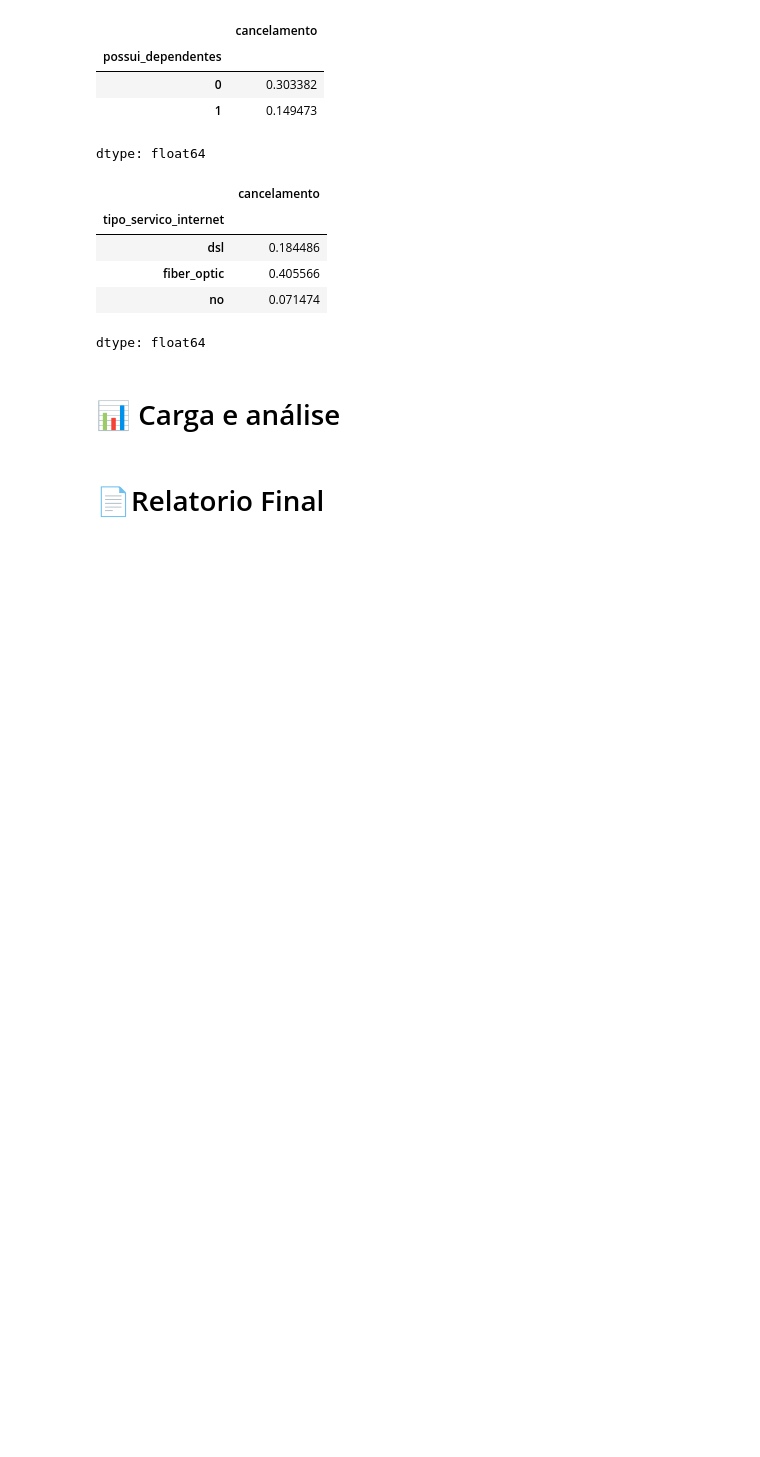
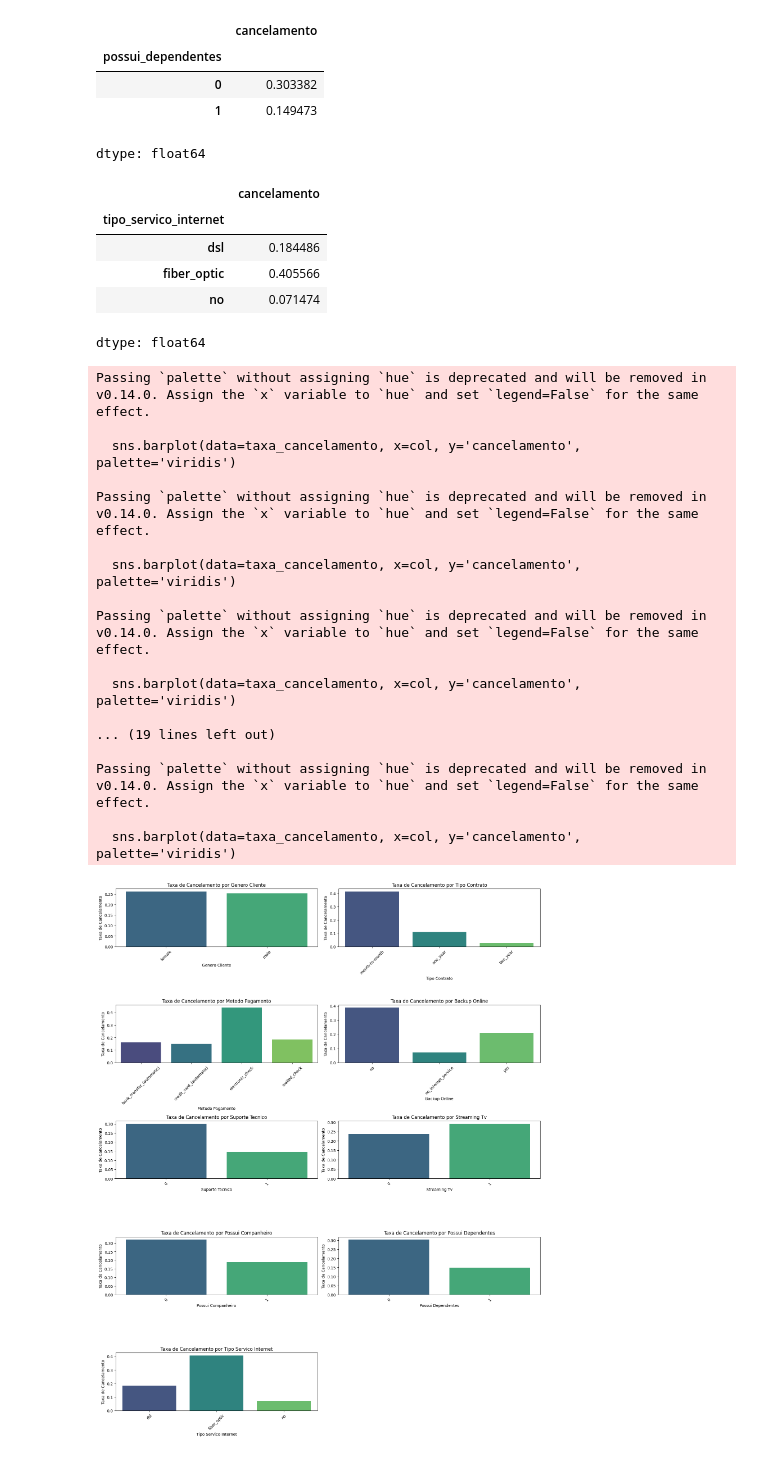
Before and after one commit to Tayara32/Challenge-TelecomX, a Jupyter notebook: ChallengeTelecomX.ipynb, the cells around one changed output. Drawn from its saved outputs; the diff is of its cells as text; code cells hidden in the pictures; blank space fills up the shorter version.

```diff
--- a/ChallengeTelecomX.ipynb
+++ b/ChallengeTelecomX.ipynb
@@ -380,7 +382,54 @@ df_normalizado.groupby('tipo_servico_internet')['cancelamento'].mean()
 | fiber_optic | 0.405566 |
 | no | 0.071474 |
 dtype: float64
-# %% [markdown]
-# 📊 Carga e análise
-# %% [markdown]
-# 📄Relatorio Final
+# %%
+# Lista das colunas categóricas para análise
+variaveis_categoricas = [
+    'genero_cliente',
+    'tipo_contrato',
+    'metodo_pagamento',
+    'backup_online',
+    'suporte_tecnico',
+    'streaming_tv',
+    'possui_companheiro',
+    'possui_dependentes',
+    'tipo_servico_internet'
+]
+
+# Tamanho do grid de plots
+n_linhas = (len(variaveis_categoricas) + 1) // 2
+
+# Define tamanho da figura
+plt.figure(figsize=(16, 4 * n_linhas))
+
+# Loop para criar os gráficos
+for i, col in enumerate(variaveis_categoricas, 1):
+    plt.subplot(n_linhas, 2, i)
+    taxa_cancelamento = df_normalizado.groupby(col)['cancelamento'].mean().reset_index()
+    sns.barplot(data=taxa_cancelamento, x=col, y='cancelamento', palette='viridis')
+    plt.title(f'Taxa de Cancelamento por {col.replace("_", " ").title()}', fontsize=12)
+    plt.ylabel('Taxa de Cancelamento')
+    plt.xlabel(col.replace("_", " ").title())
+    plt.xticks(rotation=45)
+
+plt.tight_layout()
+plt.show()
+# %% [output]
+Passing `palette` without assigning `hue` is deprecated and will be removed in v0.14.0. Assign the `x` variable to `hue` and set `legend=False` for the same effect.
+
+  sns.barplot(data=taxa_cancelamento, x=col, y='cancelamento', palette='viridis')
+
+Passing `palette` without assigning `hue` is deprecated and will be removed in v0.14.0. Assign the `x` variable to `hue` and set `legend=False` for the same effect.
+
+  sns.barplot(data=taxa_cancelamento, x=col, y='cancelamento', palette='viridis')
+
+Passing `palette` without assigning `hue` is deprecated and will be removed in v0.14.0. Assign the `x` variable to `hue` and set `legend=False` for the same effect.
+
+  sns.barplot(data=taxa_cancelamento, x=col, y='cancelamento', palette='viridis')
+
+... (19 lines left out)
+
+Passing `palette` without assigning `hue` is deprecated and will be removed in v0.14.0. Assign the `x` variable to `hue` and set `legend=False` for the same effect.
+
+  sns.barplot(data=taxa_cancelamento, x=col, y='cancelamento', palette='viridis')
+[figure, added]
```
Also changed, not shown: parts of 16 cells of this notebook.
